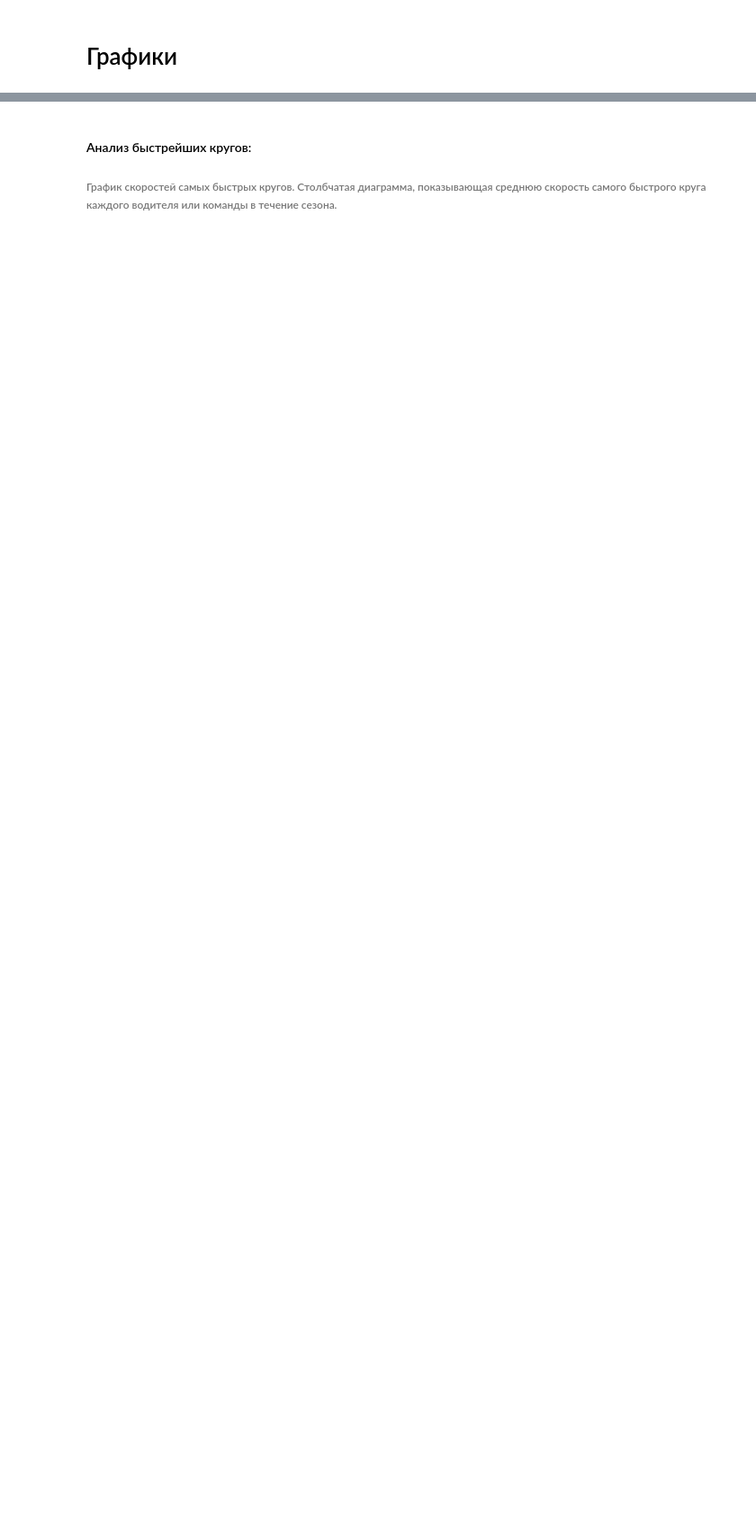
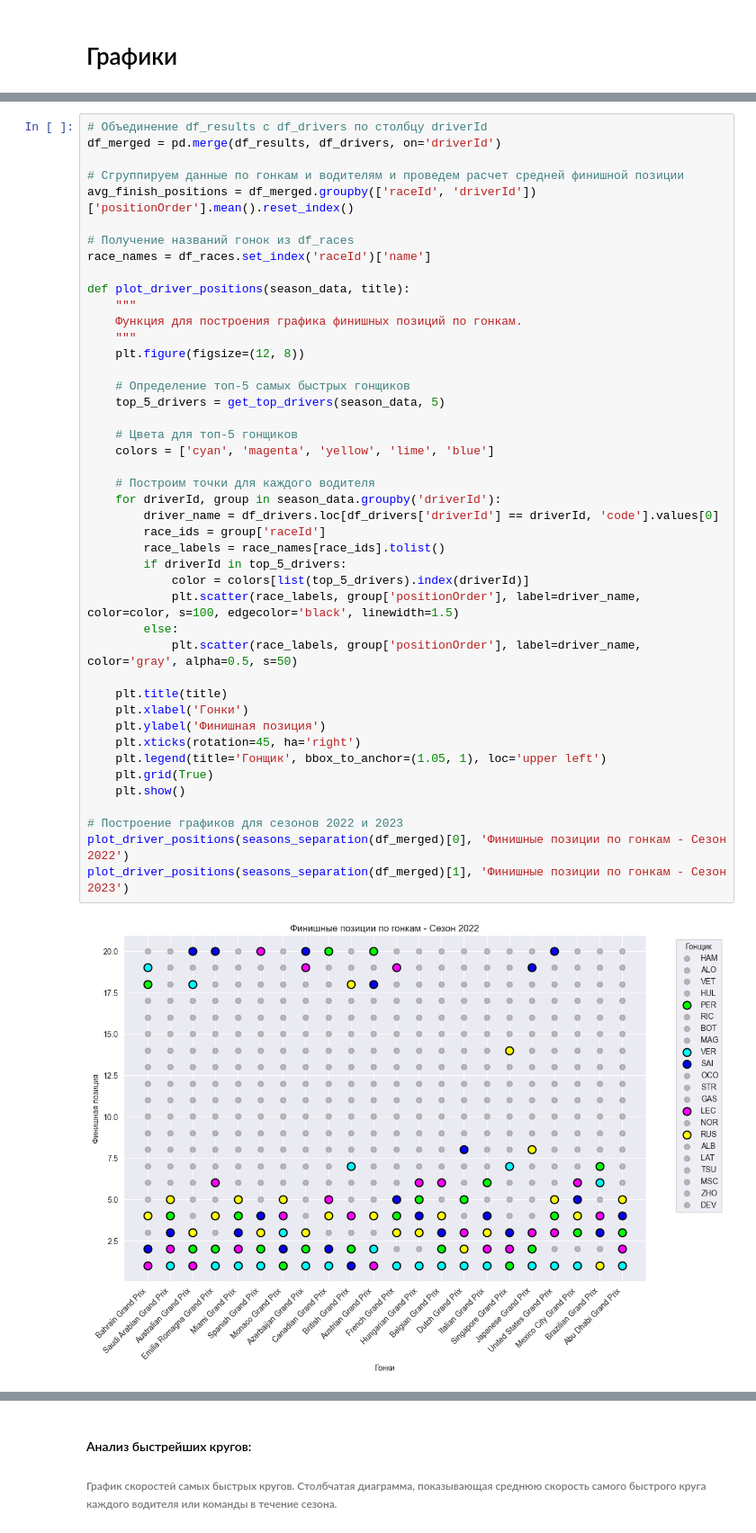
Before and after one commit to alexml8/F1-Analysis-Project, a Jupyter notebook: EDA_F1.ipynb, the cells around one changed output, grey strips where cells are left out. Shown at 90% size. Drawn from its saved outputs; the diff is of its cells as text; blank space fills up the shorter version.

```diff
--- a/EDA_F1.ipynb
+++ b/EDA_F1.ipynb
@@ -143,0 +192,46 @@ plt.show()
+# %%
+# Объединение df_results с df_drivers по столбцу driverId
+df_merged = pd.merge(df_results, df_drivers, on='driverId')
+
+# Сгруппируем данные по гонкам и водителям и проведем расчет средней финишной позиции
+avg_finish_positions = df_merged.groupby(['raceId', 'driverId'])['positionOrder'].mean().reset_index()
+
+# Получение названий гонок из df_races
+race_names = df_races.set_index('raceId')['name']
+
+def plot_driver_positions(season_data, title):
+    """
+    Функция для построения графика финишных позиций по гонкам.
+    """
+    plt.figure(figsize=(12, 8))
+
+    # Определение топ-5 самых быстрых гонщиков
+    top_5_drivers = get_top_drivers(season_data, 5)
+
+    # Цвета для топ-5 гонщиков
+    colors = ['cyan', 'magenta', 'yellow', 'lime', 'blue']
+
+    # Построим точки для каждого водителя
+    for driverId, group in season_data.groupby('driverId'):
+        driver_name = df_drivers.loc[df_drivers['driverId'] == driverId, 'code'].values[0]
+        race_ids = group['raceId']
+        race_labels = race_names[race_ids].tolist()
+        if driverId in top_5_drivers:
+            color = colors[list(top_5_drivers).index(driverId)]
+            plt.scatter(race_labels, group['positionOrder'], label=driver_name, color=color, s=100, edgecolor='black', linewidth=1.5)
+        else:
+            plt.scatter(race_labels, group['positionOrder'], label=driver_name, color='gray', alpha=0.5, s=50)
+
+    plt.title(title)
+    plt.xlabel('Гонки')
+    plt.ylabel('Финишная позиция')
+    plt.xticks(rotation=45, ha='right')
+    plt.legend(title='Гонщик', bbox_to_anchor=(1.05, 1), loc='upper left')
+    plt.grid(True)
+    plt.show()
+
+# Построение графиков для сезонов 2022 и 2023
+plot_driver_positions(seasons_separation(df_merged)[0], 'Финишные позиции по гонкам - Сезон 2022')
+plot_driver_positions(seasons_separation(df_merged)[1], 'Финишные позиции по гонкам - Сезон 2023')
+# %% [output]
+[figure, added]
```
Also changed, not shown: parts of 72 cells of this notebook.
